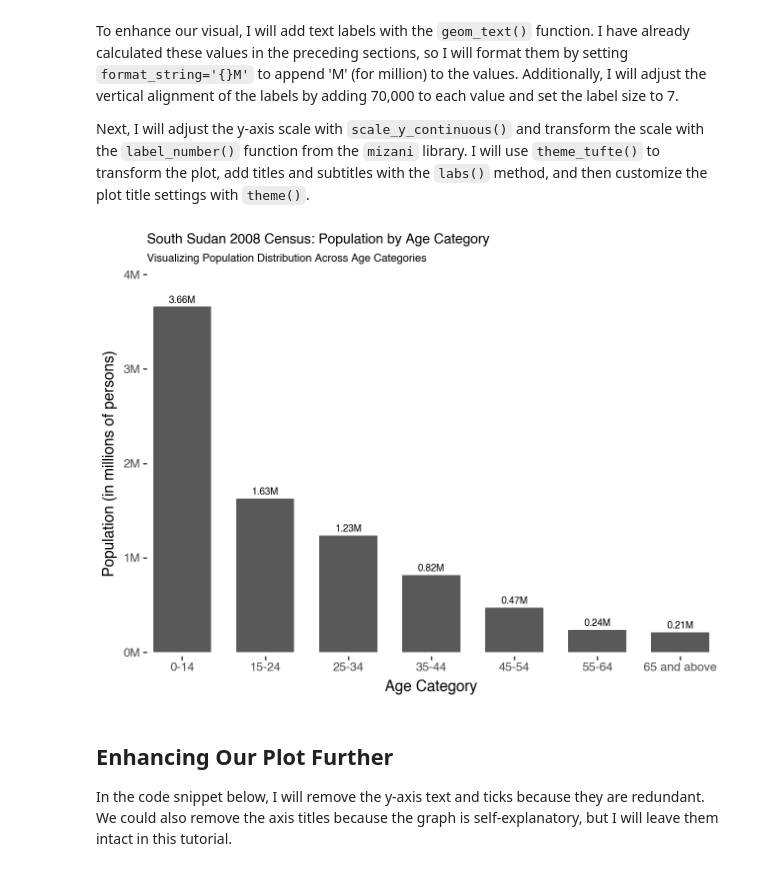
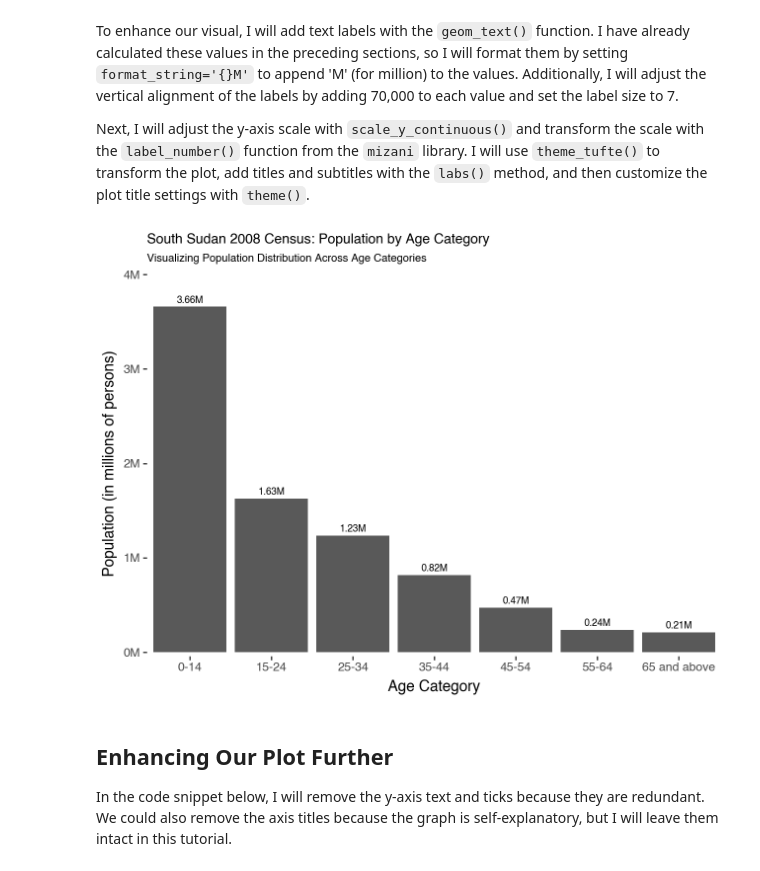
Before and after one commit to tongakuot/dataviz-plotnine, a Jupyter notebook: barplots.ipynb, the cells around one changed output. Cells and saved outputs as stored; diff of their text form; code cells hidden in the pictures.

```diff
--- a/barplots.ipynb
+++ b/barplots.ipynb
@@ -151,29 +151,29 @@ Next, I will adjust the y-axis scale with `scale_y_continuous()` and transform t
 # %%
 # Visualize the 2008 South Sudan Census by age category
 (
     ggplot(age, aes('category', 'total'))
-    + geom_col(stat='identity', width=0.7)
+    + geom_col(stat='identity')
     + geom_text(aes(label='labels'), format_string='{}M', nudge_y=70_000, size=7)
     + scale_y_continuous(
         limits=(0, 4_000_000),
         expand=(0.01, 0.01),
         labels=label_number(scale=1e-6, suffix='M')
     )
     + scale_x_discrete(expand=(0.01, 0.01))
     + theme_tufte()
     + labs(
         x='Age Category',
         y='Population (in millions of persons)',
         title='South Sudan 2008 Census: Population by Age Category',
         subtitle='Visualizing Population Distribution Across Age Categories'
     )
     + theme(
         plot_title=element_text(size=10, ha='left', margin={'t': 10, 'b': 5}),
         plot_subtitle=element_text(size=8, ha='left', margin={'b': 5}),
     )
 )
 # %% [output]
-[figure, old version]
+[figure, new version]
 # %% [markdown]
 ## Enhancing Our Plot Further
 
```
Also changed, not shown: parts of 1 cell of this notebook, 2 other files.
